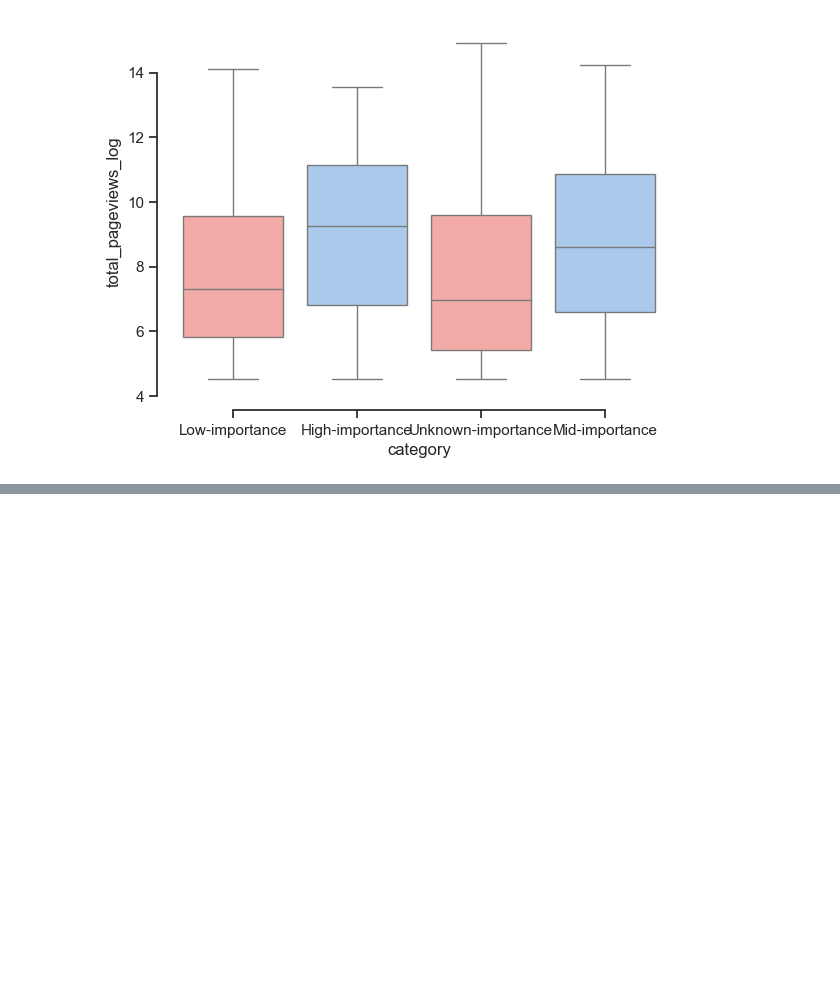
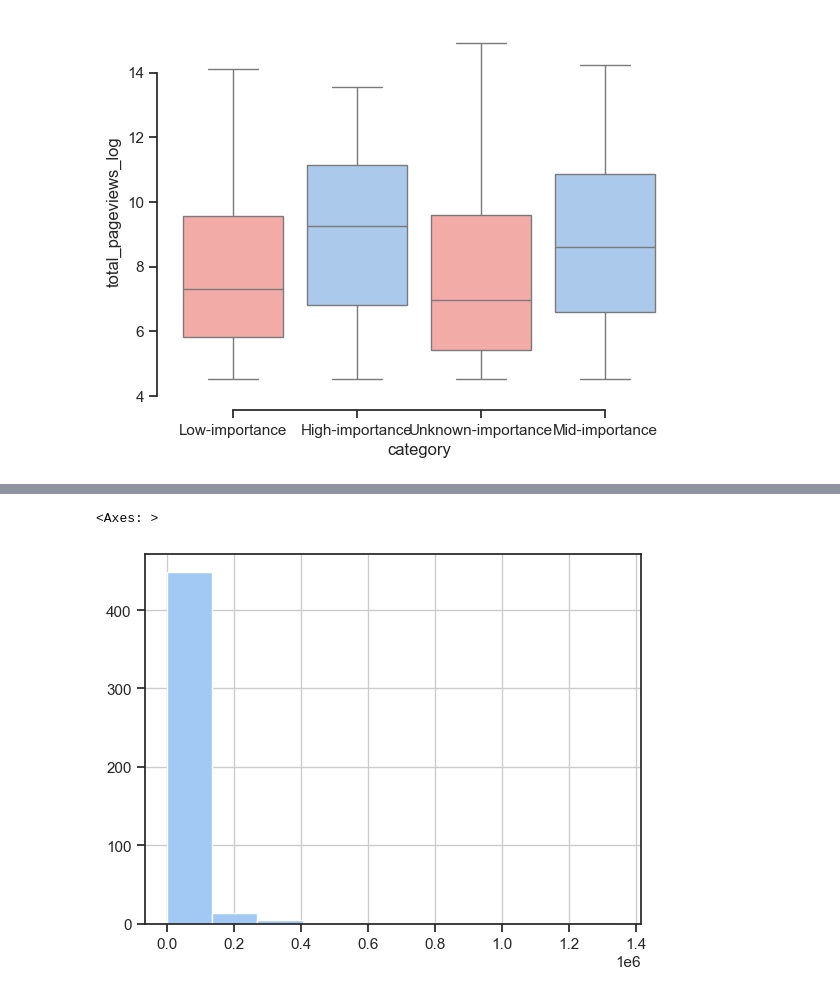
Before and after one commit to Wellesley-CS234/cs-234-final-project-part-2-crystalzhaozj, a Jupyter notebook: 4. hypothesis_testing.ipynb, the cells around one changed output, grey strips where cells are left out. Cells and saved outputs as stored; diff of their text form; code cells hidden in the pictures; blank space fills up the shorter version.

```diff
--- a/4. hypothesis_testing.ipynb
+++ b/4. hypothesis_testing.ipynb
@@ -115,0 +126,5 @@ The palette list has fewer values (2) than needed (4) and will cycle, which may
+# %%
+low['total_pageviews'].hist()
+# %% [output]
+<Axes: >
+[figure, added]
```
Also changed, not shown: parts of 2 cells of this notebook, 3 other files.
